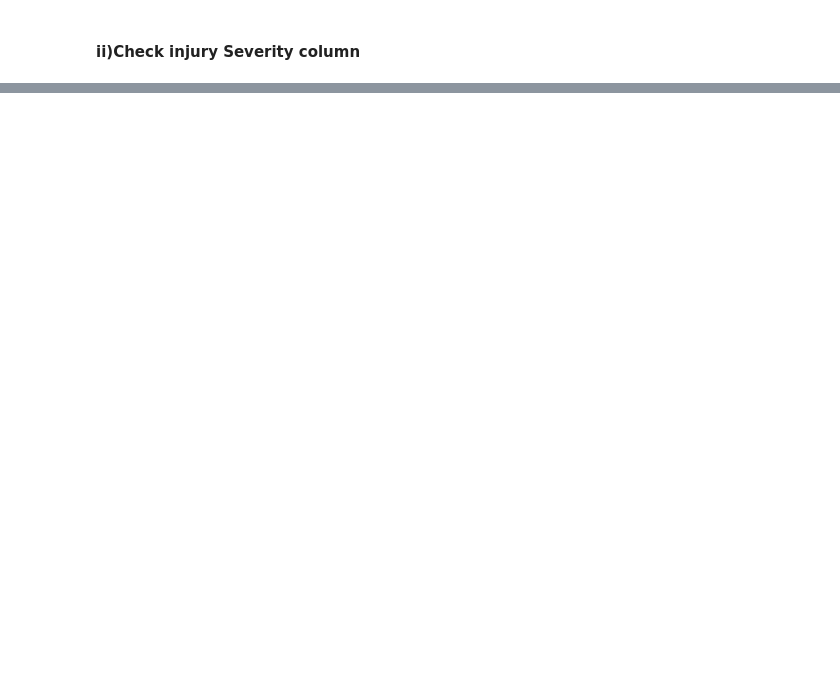
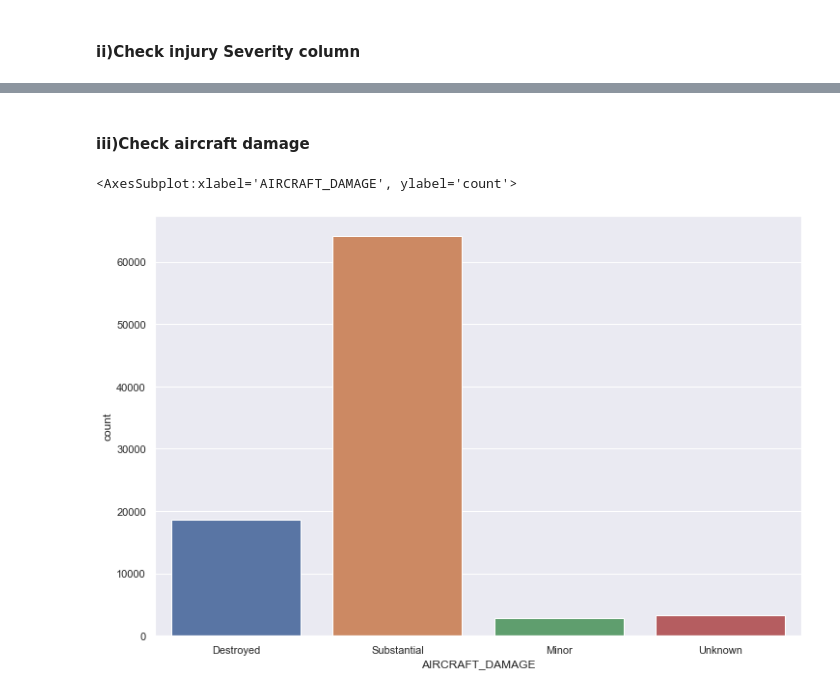
Before and after one commit to GraceMwende/AirCraft_Project, a Jupyter notebook: aviation.ipynb, the cells around one changed output, grey strips where cells are left out. Cells and saved outputs as stored; diff of their text form; code cells hidden in the pictures; blank space fills up the shorter version.

```diff
--- a/aviation.ipynb
+++ b/aviation.ipynb
@@ -925,0 +938,10 @@ sns.countplot(data=aviation_data, x='INVESTIGATION_TYPE');
+# %% [markdown]
+#### iii)Check aircraft damage
+# %%
+sns.countplot(data=aviation_data,x='AIRCRAFT_DAMAGE')# substantial damage is most common
+# Destroyed: The aircraft is beyond repair and considered a total loss.
+# Substantial Damage: Major structural damage that requires significant repair, but the aircraft can eventually be restored to service.
+# Minor Damage: Superficial or minor repairs needed; the damage does not affect flight performance or safety.
+# %% [output]
+<AxesSubplot:xlabel='AIRCRAFT_DAMAGE', ylabel='count'>
+[figure, added]
```
Also changed, not shown: parts of 34 cells of this notebook, 1 other file.
